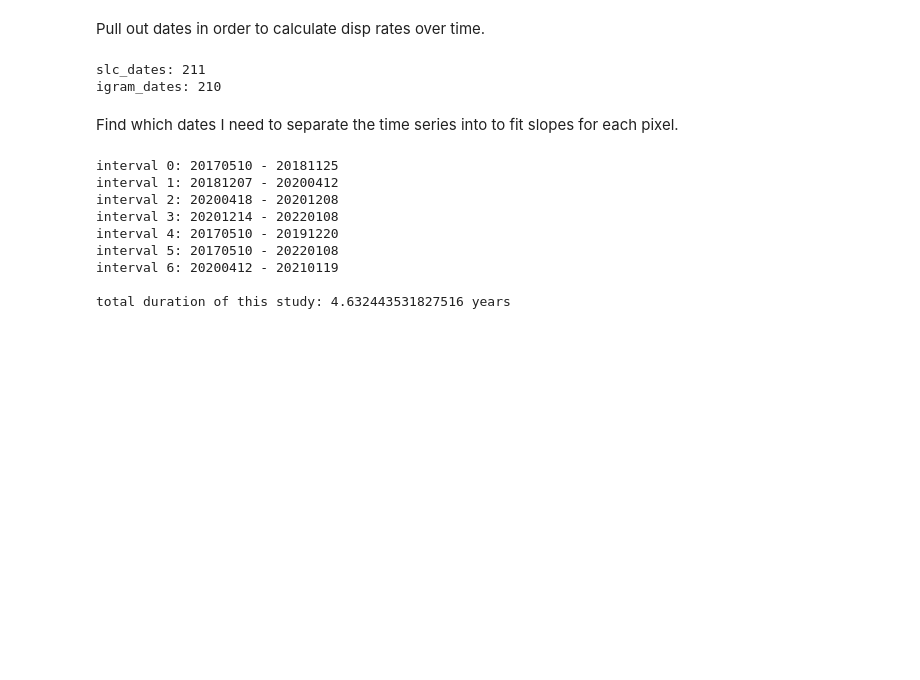
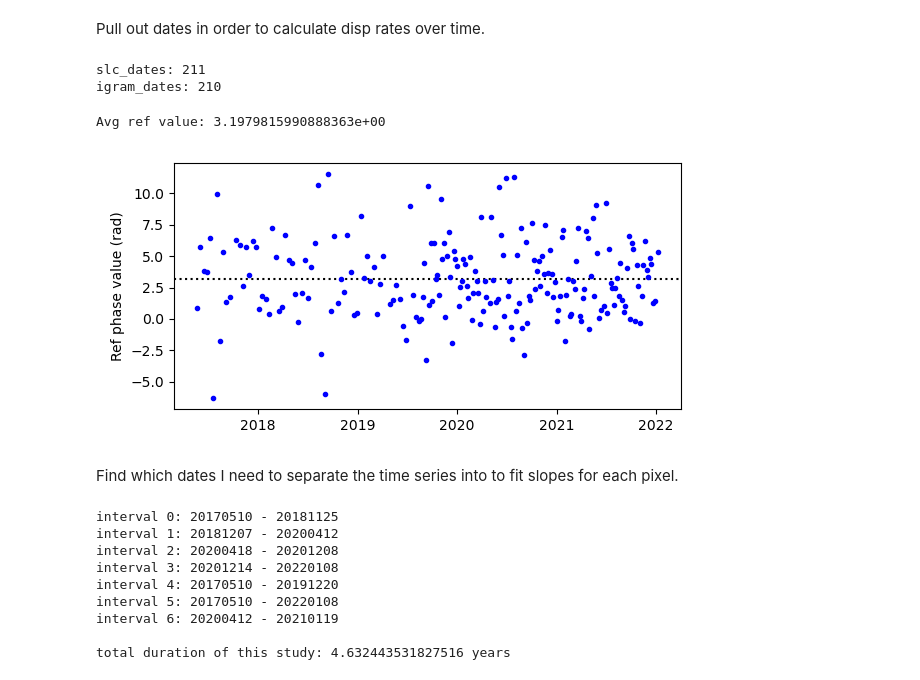
Before and after one commit to opaschall/LagunaSalada, a Jupyter notebook: 11_unwrapped_igrams/inverting_for_disp_rates_weighted.ipynb, the cells around one changed output. Saved outputs shown, nothing was run; the diff lists cells and outputs as text; code cells hidden in the pictures; blank space fills up the shorter version.

```diff
--- a/11_unwrapped_igrams/inverting_for_disp_rates_weighted.ipynb
+++ b/11_unwrapped_igrams/inverting_for_disp_rates_weighted.ipynb
@@ -46,7 +46,7 @@ Do we want to run this notebook with filtered/unfiltered data? <br>
 What about referenced to average phase value, reference box, or reference pixels chosen by "chooseing_reference_pixels.ipynb"
 # %%
 # choose one: 'filt' or 'unfilt'
-key1 = 'unfilt'
+key1 = 'filt'
 # choose one: 'avg_val' or 'ref_box' or 'ref_pix'
 key2 = 'ref_pix'
 # %% [markdown]
@@ -110,20 +160,26 @@ avg_ref_vals = np.ndarray((numIgrams,),dtype='float')
 # ignore the divide-by-zero error messages that pop up in each loop iteration.
 np.seterr(divide='ignore', invalid='ignore')
 
+elev_min = min(elev.flatten())
+
 # igramsDir is where the cropped, unwrapped igrams are
 #igramsDir = '/data/ocp4/LagunaSalada/Data_and_Figs/cropped_9000_1800_18000_3600/cropped_northern_shore_LS_for_unwrapping/'+key1+'_unwrapped/'
 igramsDir = '/data/ocp4/LagunaSalada/Data_and_Figs/cropped_9000_1800_18000_3600/cropped_LS_with_western_mtns/'+key1+'_unwrapped/'
 for i in range(numIgrams): # numIgrams if doing all of them at once
-    igramFile = igramsDir+dates[i]+'_'+dates[i+1]+'_unfilt.unw'
+    igramFile = igramsDir+dates[i]+'_'+dates[i+1]+'_'+key1+'.unw'
     ds = gdal.Open(igramFile,gdal.GA_ReadOnly)
     temp_igram = ds.GetRasterBand(1).ReadAsArray(0,0,dx,dy)
+
+    # remove the topography effects
+    temp_igram = temp_igram - (elev-elev_min)*slopes[i] # + intercepts[i]
+
     # Now mask the igram based on ref pixels and filter it.
     igram_masked = np.zeros((dy,dx))
     igram_masked[mask_y,mask_x] = temp_igram[mask_y,mask_x]
     igram_filt = gaussian_filter(igram_masked,sigma = [alooks/2,rlooks/2])
     ab = igram_filt / ref_mask_filt
     avg_ref_vals[i] = np.nanmean(ab)
-    print('i: '+str(i)+'\tavg_ref_val: '+str(avg_ref_vals[i]))
+    print('i: '+str(i)+'\tavg_ref_val: '+str('%.4f' % avg_ref_vals[i]))
 print('Avg value of ref pixels calculated for all '+key1+' igrams.')
 
 # save space/RAM and clean up these variables now.
@@ -171,6 +227,16 @@ print('igram_dates: '+str(np.shape(igram_dates)[0]))
 # %% [output]
 slc_dates: 211
 igram_dates: 210
+# %%
+print('Avg ref value: '+str(np.mean(avg_ref_vals)))
+plt.figure(figsize=(6,3),tight_layout=True)
+plt.axhline(np.mean(avg_ref_vals),linestyle=':',color='k')
+plt.plot(slc_dates[1::],avg_ref_vals,'b.')
+plt.ylabel('Ref phase value (rad)')
+plt.show()
+# %% [output]
+Avg ref value: 3.1979815990888363e+00
+[figure, added]
 # %% [markdown]
 Find which dates I need to separate the time series into to fit slopes for each pixel.
 # %%
```
Also changed, not shown: parts of 12 cells of this notebook, 5 other files.
